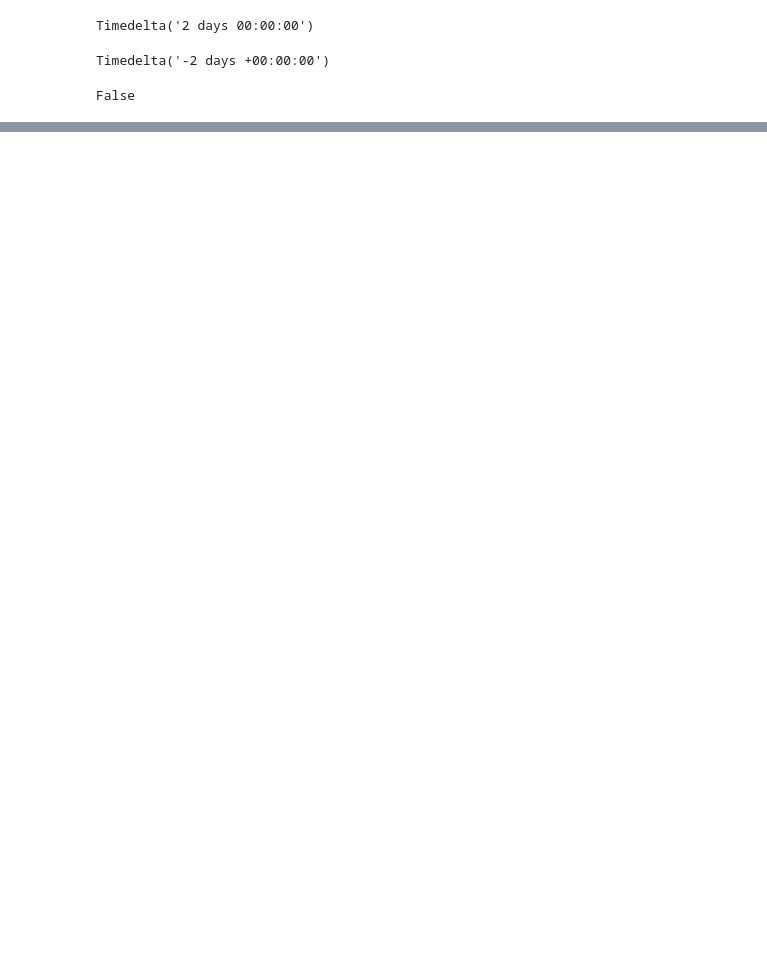
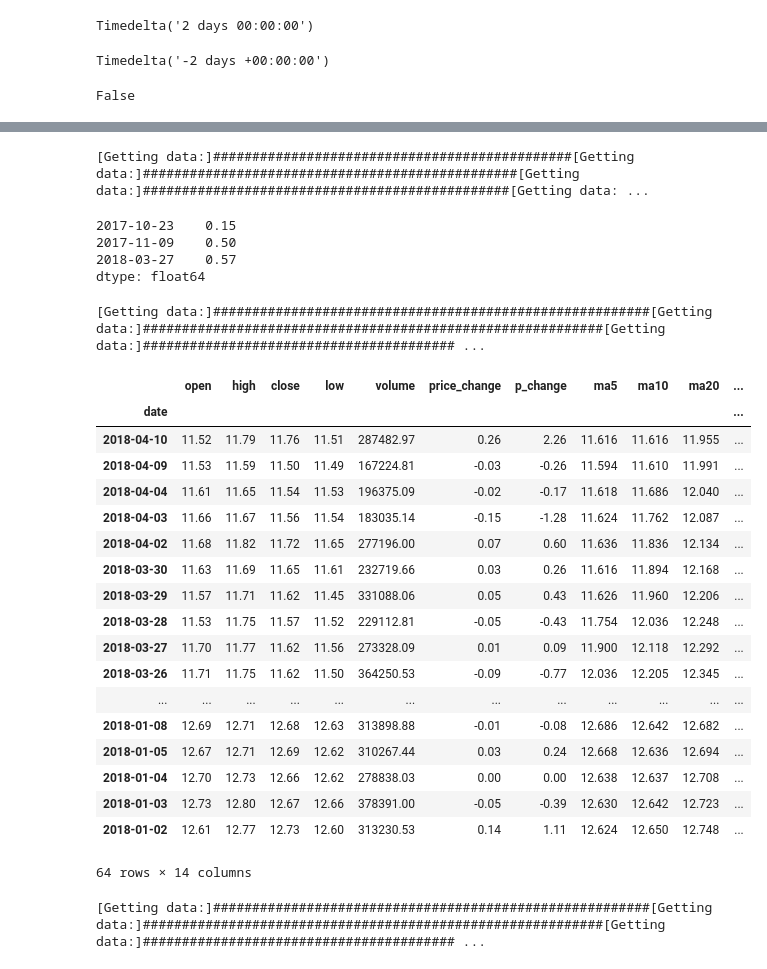
Before and after one commit to Airloki/learn, a Jupyter notebook: PE开发.ipynb, the cells around one changed output, grey strips where cells are left out. Cells and saved outputs as stored; diff of their text form; code cells hidden in the pictures; blank space fills up the shorter version.

```diff
--- a/PE开发.ipynb
+++ b/PE开发.ipynb
@@ -35,0 +426,11 @@ False
+# %%
+ALLRPS = get_eps()
+# %% [output]
+[Getting data:]##############################################[Getting data:]################################################[Getting data:]###############################################[Getting data: ...
+# %%
+ALLRPS[0]
+# %% [output]
+2017-10-23    0.15
+2017-11-09    0.50
+2018-03-27    0.57
+dtype: float64
@@ -35,0 +439,4 @@ False
+# %%
+ALLRPS = myfun02.get_eps([2017])
+# %% [output]
+[Getting data:]########################################################[Getting data:]###########################################################[Getting data:]######################################## ...
@@ -35,0 +461,28 @@ False
+# %%
+df = ts.get_hist_data('600000',start = '2018-01-01')
+df
+# %% [output]
+|  | open | high | close | low | volume | price_change | p_change | ma5 | ma10 | ma20 | ... |
+| date |  |  |  |  |  |  |  |  |  |  | ... |
+| 2018-04-10 | 11.52 | 11.79 | 11.76 | 11.51 | 287482.97 | 0.26 | 2.26 | 11.616 | 11.616 | 11.955 | ... |
+| 2018-04-09 | 11.53 | 11.59 | 11.50 | 11.49 | 167224.81 | -0.03 | -0.26 | 11.594 | 11.610 | 11.991 | ... |
+| 2018-04-04 | 11.61 | 11.65 | 11.54 | 11.53 | 196375.09 | -0.02 | -0.17 | 11.618 | 11.686 | 12.040 | ... |
+| 2018-04-03 | 11.66 | 11.67 | 11.56 | 11.54 | 183035.14 | -0.15 | -1.28 | 11.624 | 11.762 | 12.087 | ... |
+| 2018-04-02 | 11.68 | 11.82 | 11.72 | 11.65 | 277196.00 | 0.07 | 0.60 | 11.636 | 11.836 | 12.134 | ... |
+| 2018-03-30 | 11.63 | 11.69 | 11.65 | 11.61 | 232719.66 | 0.03 | 0.26 | 11.616 | 11.894 | 12.168 | ... |
+| 2018-03-29 | 11.57 | 11.71 | 11.62 | 11.45 | 331088.06 | 0.05 | 0.43 | 11.626 | 11.960 | 12.206 | ... |
+| 2018-03-28 | 11.53 | 11.75 | 11.57 | 11.52 | 229112.81 | -0.05 | -0.43 | 11.754 | 12.036 | 12.248 | ... |
+| 2018-03-27 | 11.70 | 11.77 | 11.62 | 11.56 | 273328.09 | 0.01 | 0.09 | 11.900 | 12.118 | 12.292 | ... |
+| 2018-03-26 | 11.71 | 11.75 | 11.62 | 11.50 | 364250.53 | -0.09 | -0.77 | 12.036 | 12.205 | 12.345 | ... |
+| ... | ... | ... | ... | ... | ... | ... | ... | ... | ... | ... | ... |
+| 2018-01-08 | 12.69 | 12.71 | 12.68 | 12.63 | 313898.88 | -0.01 | -0.08 | 12.686 | 12.642 | 12.682 | ... |
+| 2018-01-05 | 12.67 | 12.71 | 12.69 | 12.62 | 310267.44 | 0.03 | 0.24 | 12.668 | 12.636 | 12.694 | ... |
+| 2018-01-04 | 12.70 | 12.73 | 12.66 | 12.62 | 278838.03 | 0.00 | 0.00 | 12.638 | 12.637 | 12.708 | ... |
+| 2018-01-03 | 12.73 | 12.80 | 12.67 | 12.66 | 378391.00 | -0.05 | -0.39 | 12.630 | 12.642 | 12.723 | ... |
+| 2018-01-02 | 12.61 | 12.77 | 12.73 | 12.60 | 313230.53 | 0.14 | 1.11 | 12.624 | 12.650 | 12.748 | ... |
+64 rows × 14 columns
+# %%
+import myfun02
+PPE = myfun02.get_pe('600000',df.close,df.index)
+# %% [output]
+[Getting data:]########################################################[Getting data:]###########################################################[Getting data:]######################################## ...
```
Also changed, not shown: parts of 56 cells of this notebook, 2 other files.
